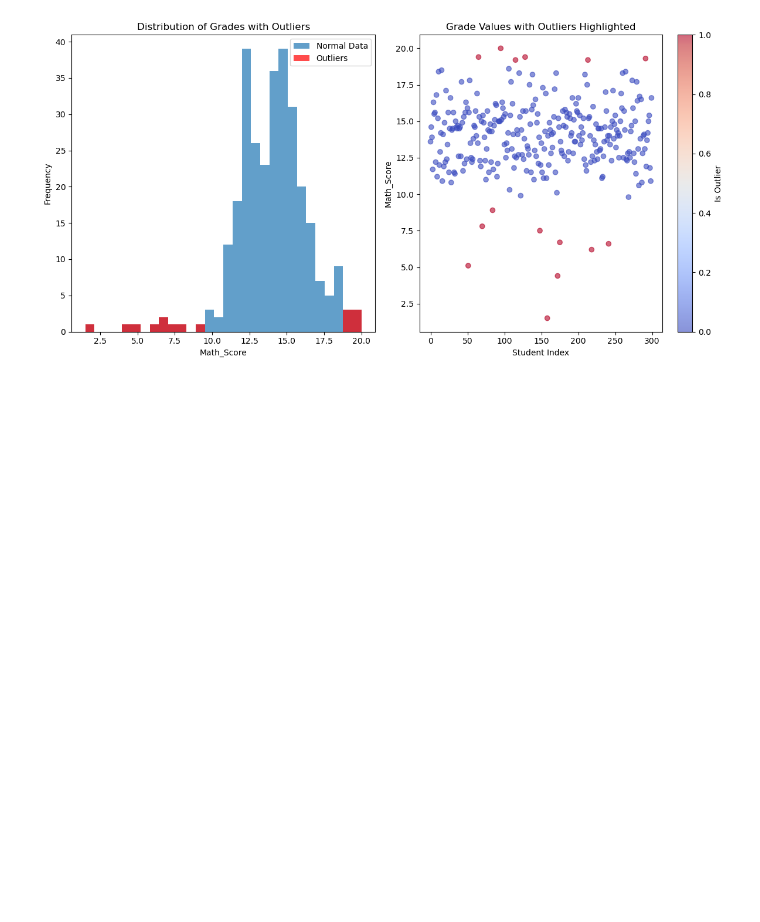
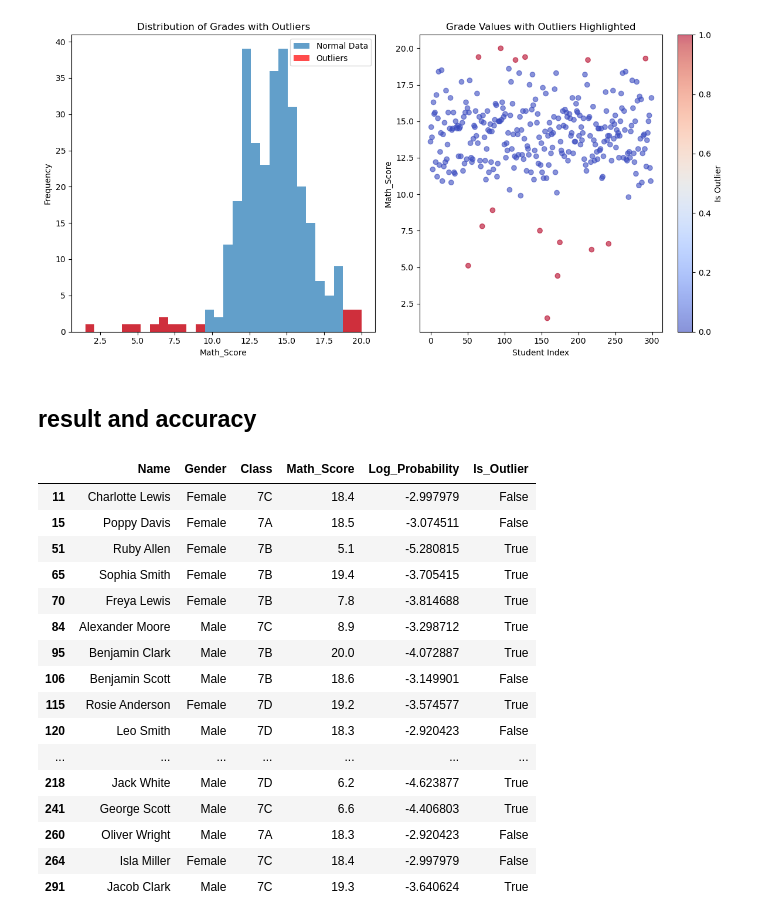
Before and after one commit to amirhoprogrammer/project-of-computer-science, a Jupyter notebook: gmm.ipynb, the cells around one changed output. Cells and saved outputs as stored; diff of their text form; code cells hidden in the pictures; blank space fills up the shorter version.

Commit message:
add accuracy of iqr

```diff
--- a/gmm.ipynb
+++ b/gmm.ipynb
@@ -81,3 +81,27 @@ plt.show()
 [figure]
 # %%
 grade_math.to_csv('uk_student_dataset_with_outliers.csv', index=False)
+# %% [markdown]
+## result and accuracy
+# %%
+#original anomaly
+grade_math_anomaly = grade_math[(grade_math['Math_Score']<9) | (grade_math['Math_Score']>18)]
+grade_math_anomaly
+# %% [output]
+|  | Name | Gender | Class | Math_Score | Log_Probability | Is_Outlier |
+| 11 | Charlotte Lewis | Female | 7C | 18.4 | -2.997979 | False |
+| 15 | Poppy Davis | Female | 7A | 18.5 | -3.074511 | False |
+| 51 | Ruby Allen | Female | 7B | 5.1 | -5.280815 | True |
+| 65 | Sophia Smith | Female | 7B | 19.4 | -3.705415 | True |
+| 70 | Freya Lewis | Female | 7B | 7.8 | -3.814688 | True |
+| 84 | Alexander Moore | Male | 7C | 8.9 | -3.298712 | True |
+| 95 | Benjamin Clark | Male | 7B | 20.0 | -4.072887 | True |
+| 106 | Benjamin Scott | Male | 7B | 18.6 | -3.149901 | False |
+| 115 | Rosie Anderson | Female | 7D | 19.2 | -3.574577 | True |
+| 120 | Leo Smith | Male | 7D | 18.3 | -2.920423 | False |
+| ... | ... | ... | ... | ... | ... | ... |
+| 218 | Jack White | Male | 7D | 6.2 | -4.623877 | True |
+| 241 | George Scott | Male | 7C | 6.6 | -4.406803 | True |
+| 260 | Oliver Wright | Male | 7A | 18.3 | -2.920423 | False |
+| 264 | Isla Miller | Female | 7C | 18.4 | -2.997979 | False |
+| 291 | Jacob Clark | Male | 7C | 19.3 | -3.640624 | True |
```
Also changed, not shown: 1 other file.
